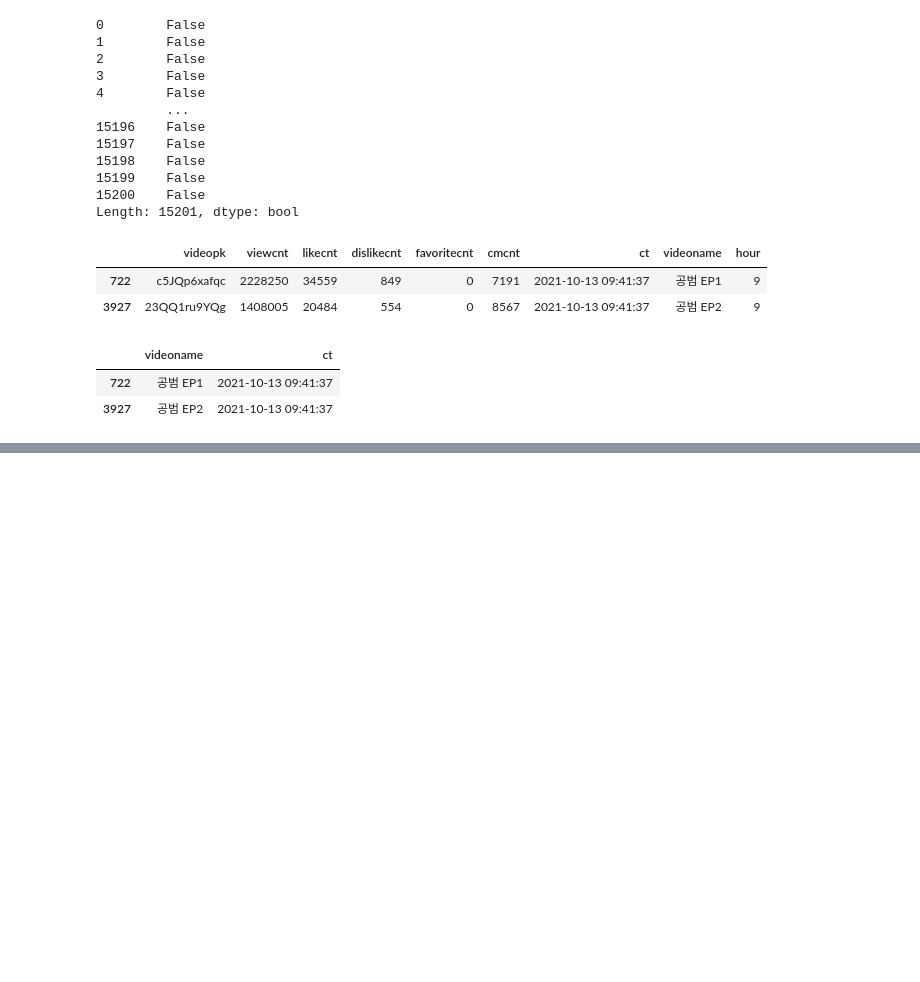
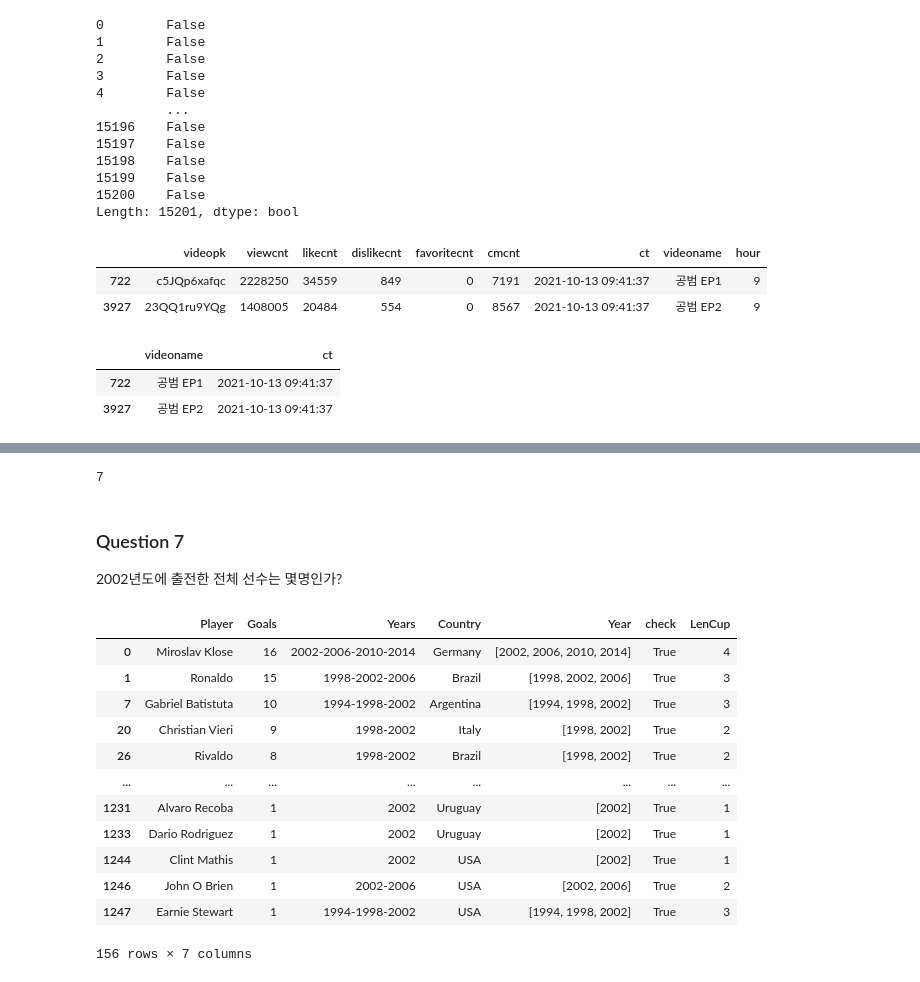
Before and after one commit to dduniverse/Bigdata_Analyst_Certificate, a Jupyter notebook: [빅분기_실기]_DataManim_작업_1유형.ipynb, the cells around one changed output, grey strips where cells are left out. Saved outputs shown, nothing was run; the diff lists cells and outputs as text; code cells hidden in the pictures; blank space fills up the shorter version.

```diff
--- a/[빅분기_실기]_DataManim_작업_1유형.ipynb
+++ b/[빅분기_실기]_DataManim_작업_1유형.ipynb
@@ -992,0 +1268,25 @@ video[video.duplicated()][['videoname','ct']]
+# %%
+# 'LenCup'이 2인 데이터의 개수
+(df2_Yugo['LenCup']==2).sum()
+# %% [output]
+7
+# %% [markdown]
+### Question 7
+2002년도에 출전한 전체 선수는 몇명인가?
+# %%
+# 'Years'에 '2002'를 포함하고 있는 데이터 찾기
+df2[df2['Years'].str.contains('2002')]
+# %% [output]
+|  | Player | Goals | Years | Country | Year | check | LenCup |
+| 0 | Miroslav Klose | 16 | 2002-2006-2010-2014 | Germany | [2002, 2006, 2010, 2014] | True | 4 |
+| 1 | Ronaldo | 15 | 1998-2002-2006 | Brazil | [1998, 2002, 2006] | True | 3 |
+| 7 | Gabriel Batistuta | 10 | 1994-1998-2002 | Argentina | [1994, 1998, 2002] | True | 3 |
+| 20 | Christian Vieri | 9 | 1998-2002 | Italy | [1998, 2002] | True | 2 |
+| 26 | Rivaldo | 8 | 1998-2002 | Brazil | [1998, 2002] | True | 2 |
+| ... | ... | ... | ... | ... | ... | ... | ... |
+| 1231 | Alvaro Recoba | 1 | 2002 | Uruguay | [2002] | True | 1 |
+| 1233 | Dario Rodriguez | 1 | 2002 | Uruguay | [2002] | True | 1 |
+| 1244 | Clint Mathis | 1 | 2002 | USA | [2002] | True | 1 |
+| 1246 | John O Brien | 1 | 2002-2006 | USA | [2002, 2006] | True | 2 |
+| 1247 | Earnie Stewart | 1 | 1994-1998-2002 | USA | [1994, 1998, 2002] | True | 3 |
+156 rows × 7 columns
```
Also changed, not shown: parts of 38 cells of this notebook.
